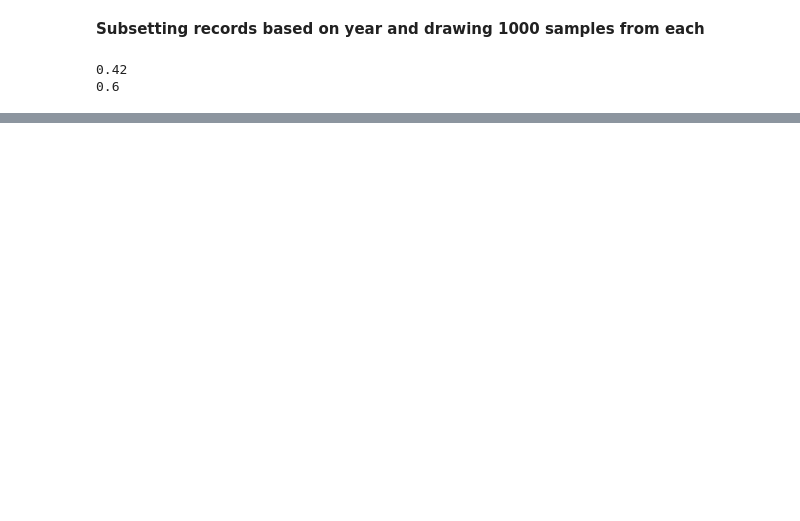
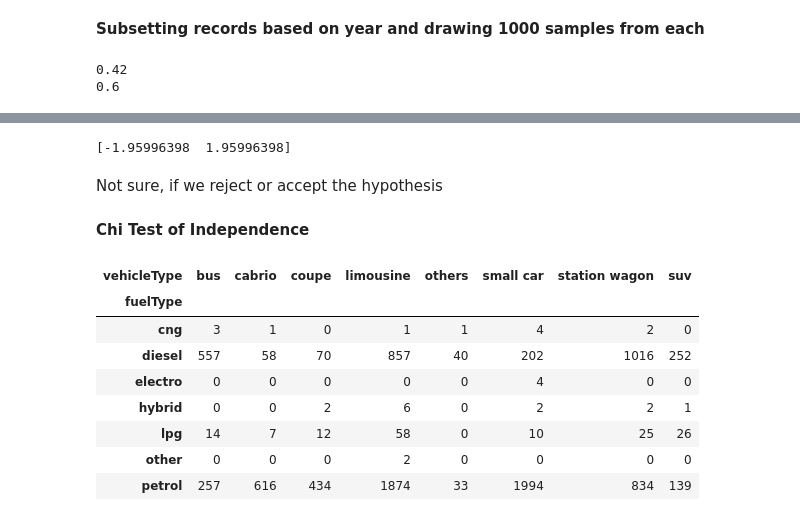
Before and after one commit to PSriChandana/Data-Imputation, a Jupyter notebook: Inferential_Stats.ipynb, the cells around one changed output, grey strips where cells are left out. Cells and saved outputs as stored; diff of their text form; code cells hidden in the pictures; blank space fills up the shorter version.

```diff
--- a/Inferential_Stats.ipynb
+++ b/Inferential_Stats.ipynb
@@ -192,0 +199,9 @@ print(count[1]/nobs[1])
+# %%
+cv=norm.ppf([alpha/2,1-alpha/2])
+print(cv)
+# %% [output]
+[-1.95996398  1.95996398]
+# %% [markdown]
+Not sure, if we reject or accept the hypothesis
+# %% [markdown]
+**Chi Test of Independence**
@@ -192,0 +211,15 @@ print(count[1]/nobs[1])
+# %%
+#set up the cross table
+cross_table=pd.crosstab(cars['fuelType'],cars['vehicleType'])
+# %%
+cross_table
+# %% [output]
+| vehicleType | bus | cabrio | coupe | limousine | others | small car | station wagon | suv |
+| fuelType |  |  |  |  |  |  |  |  |
+| cng | 3 | 1 | 0 | 1 | 1 | 4 | 2 | 0 |
+| diesel | 557 | 58 | 70 | 857 | 40 | 202 | 1016 | 252 |
+| electro | 0 | 0 | 0 | 0 | 0 | 4 | 0 | 0 |
+| hybrid | 0 | 0 | 2 | 6 | 0 | 2 | 2 | 1 |
+| lpg | 14 | 7 | 12 | 58 | 0 | 10 | 25 | 26 |
+| other | 0 | 0 | 0 | 2 | 0 | 0 | 0 | 0 |
+| petrol | 257 | 616 | 434 | 1874 | 33 | 1994 | 834 | 139 |
```
Also changed, not shown: parts of 11 cells of this notebook.
